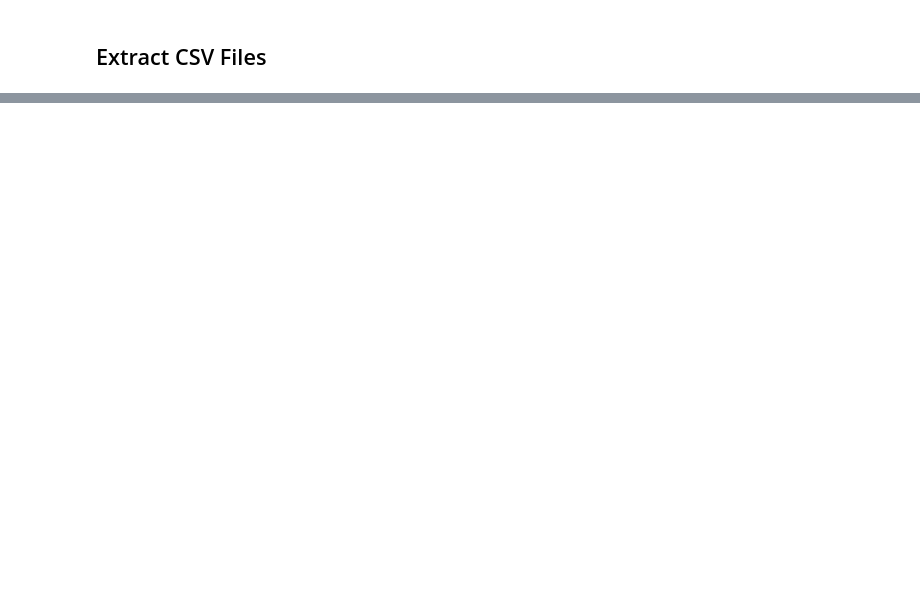
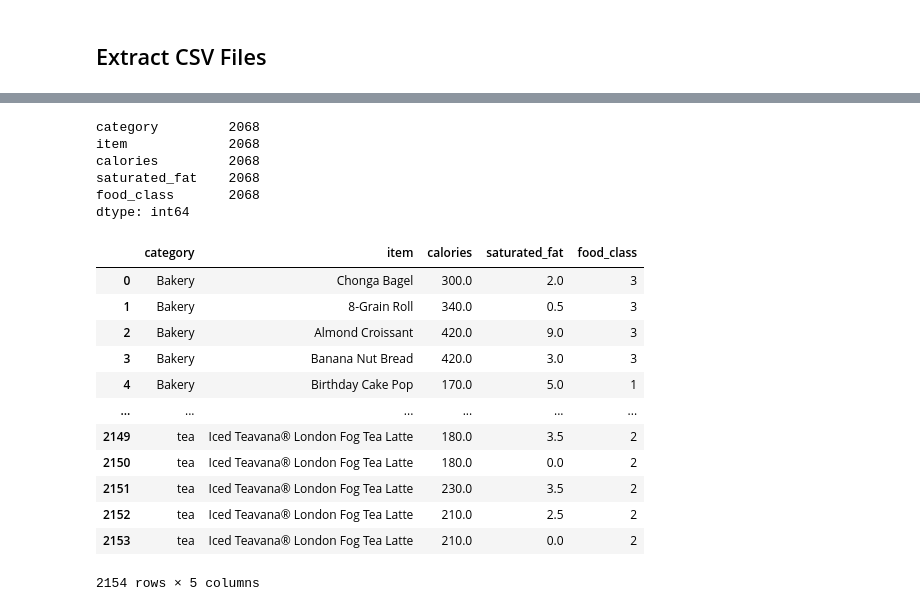
Before and after one commit to mpetersen49/ETL-project, a Jupyter notebook: Restaurant_ETL.ipynb, the cells around one changed output, grey strips where cells are left out. Cells and saved outputs as stored; diff of their text form; code cells hidden in the pictures; blank space fills up the shorter version.

Commit message:
Updated ERD, Starbucks_df transformed, and new starbucks.csv added

```diff
--- a/Restaurant_ETL.ipynb
+++ b/Restaurant_ETL.ipynb
@@ -31,0 +63,6 @@ starbucks_food_df.head()
+# %%
+# Add new column for class designator
+# Set column value equal to "food_class number 3" designating food for all
+starbs_food_transformed["food_class"] = 3
+
+starbs_food_transformed.head()
@@ -31,0 +110,4 @@ starbucks_food_df.head()
+# %%
+# Change all 0 values back to 3 for food_class
+starbs_food_transformed["food_class"].replace(0, 3, inplace = True)
+starbs_food_transformed.head()
@@ -33,0 +142,14 @@ starbucks_drink_df.head()
+# %%
+# Create a filtered dataframe from specific columns
+starbs_drink_cols = ["Category", "Name", "Calories", "Saturated fat(g)"]
+starbs_drink_transformed= starbucks_drink_df[starbs_drink_cols].copy()
+
+# Rename the column headers
+starbs_drink_transformed = starbs_drink_transformed.rename(columns={"Category": "category",
+                                                                    "Name": "item",
+                                                                    "Saturated fat(g)": "saturated_fat",
+                                                                    "Calories": "calories"
+                                                                    })
+
+# Show transformed db
+starbs_drink_transformed.head()
@@ -33,0 +163,6 @@ starbucks_drink_df.head()
+# %%
+# Add new column for class designator
+# Set column value equal to "food_class number 2" designating drink for all
+starbs_drink_transformed["food_class"] = 2
+
+starbs_drink_transformed.head()
@@ -33,0 +179,27 @@ starbucks_drink_df.head()
+# %%
+starbs_drink_transformed.count()
+# %% [output]
+category         2068
+item             2068
+calories         2068
+saturated_fat    2068
+food_class       2068
+dtype: int64
+# %%
+# Join the dataframes to get a starbucks food and drink df
+starbs_menu_df = starbs_food_transformed.merge(starbs_drink_transformed, how = "outer")
+starbs_menu_df
+# %% [output]
+|  | category | item | calories | saturated_fat | food_class |
+| 0 | Bakery | Chonga Bagel | 300.0 | 2.0 | 3 |
+| 1 | Bakery | 8-Grain Roll | 340.0 | 0.5 | 3 |
+| 2 | Bakery | Almond Croissant | 420.0 | 9.0 | 3 |
+| 3 | Bakery | Banana Nut Bread | 420.0 | 3.0 | 3 |
+| 4 | Bakery | Birthday Cake Pop | 170.0 | 5.0 | 1 |
+| ... | ... | ... | ... | ... | ... |
+| 2149 | tea | Iced Teavana® London Fog Tea Latte | 180.0 | 3.5 | 2 |
+| 2150 | tea | Iced Teavana® London Fog Tea Latte | 180.0 | 0.0 | 2 |
+| 2151 | tea | Iced Teavana® London Fog Tea Latte | 230.0 | 3.5 | 2 |
+| 2152 | tea | Iced Teavana® London Fog Tea Latte | 210.0 | 2.5 | 2 |
+| 2153 | tea | Iced Teavana® London Fog Tea Latte | 210.0 | 0.0 | 2 |
+2154 rows × 5 columns
```
Also changed, not shown: parts of 21 cells of this notebook, 6 other files.
